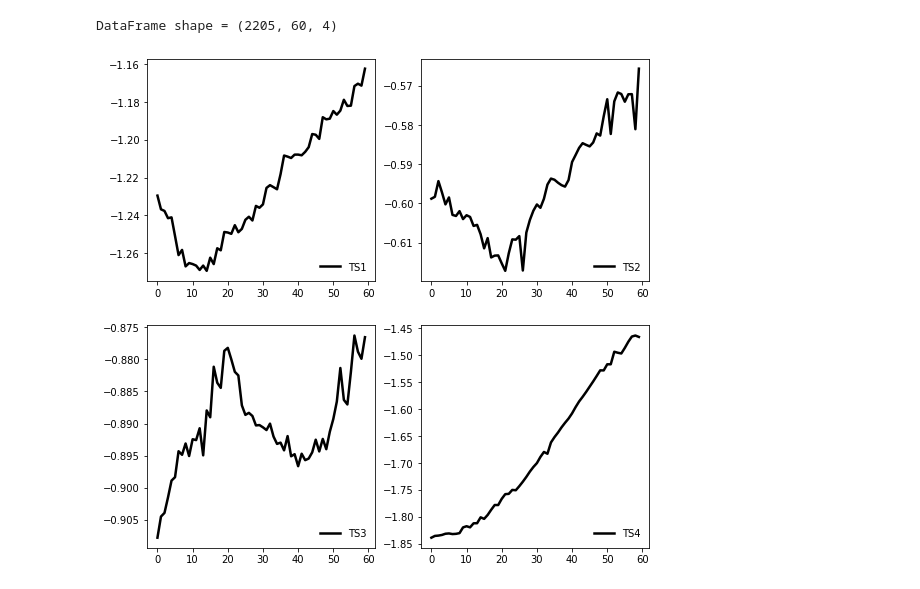
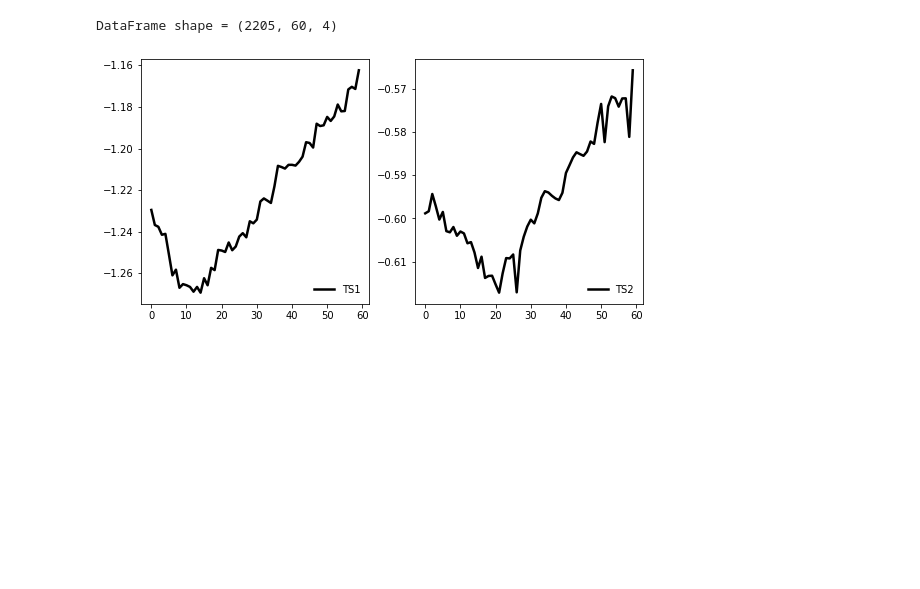
Before and after one commit to luishpinto/cm-hydraulic-data-set, a Jupyter notebook: cnn_1d.ipynb, the cells around one changed output. Saved outputs shown, nothing was run; the diff lists cells and outputs as text; code cells hidden in the pictures; blank space fills up the shorter version.

```diff
--- a/cnn_1d.ipynb
+++ b/cnn_1d.ipynb
@@ -93,14 +93,15 @@ DataFrame shape = (2205, 60, 4)
 # %%
 matplotlib.rcParams['font.size'] = 10
 
-plt.subplots(2,2,figsize = (9.0,9.0),sharex = True)
-for i in range(4):
-  plt.subplot(2,2,(i + 1))
+plt.subplots(1,2,figsize = (9.0,4.5),sharex = True)
+for i in range(2):
+  plt.subplot(1,2,(i + 1))
   plt.plot(df[0][:,i],color = 'black',lw = 2.50)
   plt.legend(['TS' + str(i + 1)],frameon = False,loc = 'lower right')
+plt.savefig('fig-1.ps',dpi = 300,format = 'ps')
 plt.show()
 # %% [output]
-[figure, old version]
+[figure, new version]
 # %%
 xtrain,xtest,ytrain,ytest = train_test_split(df,label,\
                                              random_state = 42,\
```
Also changed, not shown: parts of 7 cells of this notebook.
